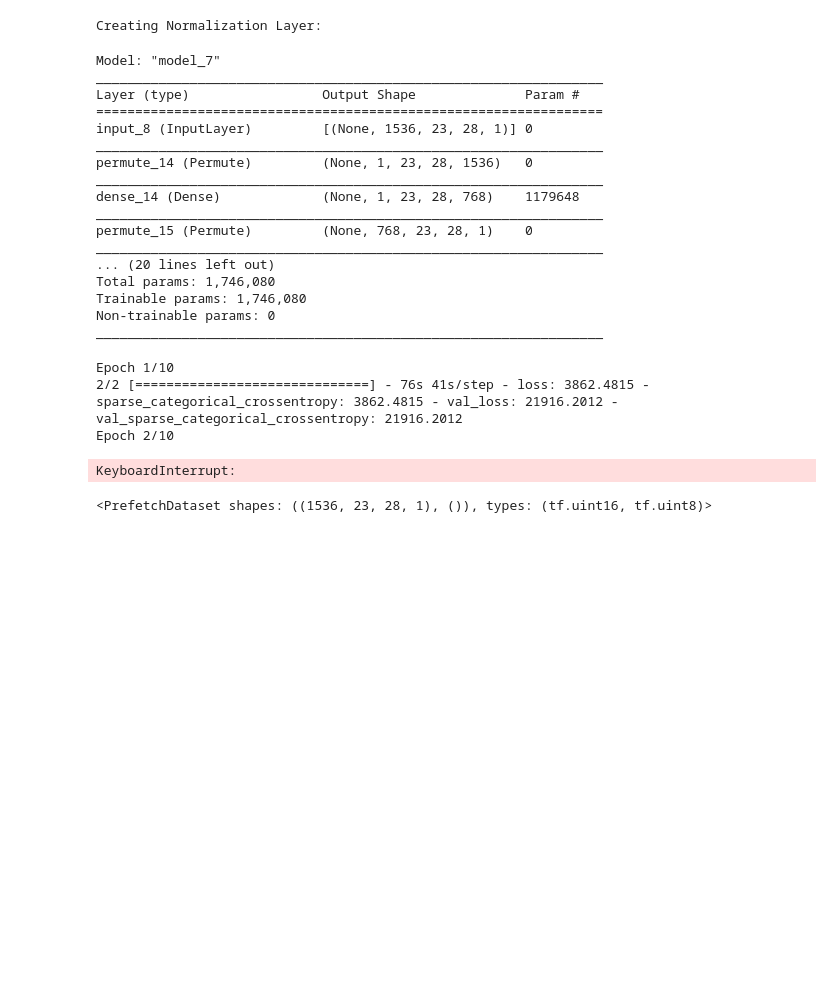
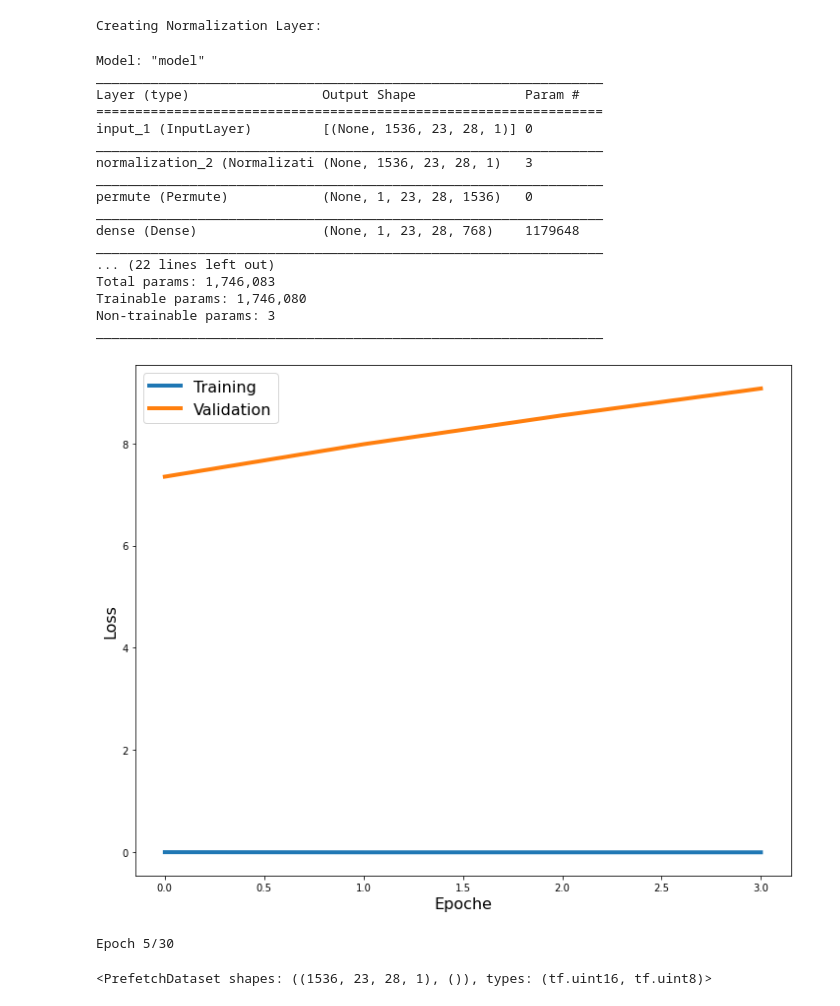
Before and after one commit to LilWeirdProgramms/oct-classifier, a Jupyter notebook: main.ipynb, the cells around one changed output. Drawn from its saved outputs; the diff is of its cells as text; code cells hidden in the pictures; blank space fills up the shorter version.

Commit message:
First Model Results and setup changes

```diff
--- a/main.ipynb
+++ b/main.ipynb
@@ -26,39 +30,46 @@ print("Creating Normalization Layer:")
 normalization_layer = preprocesser.normalize_layer()
 # %% [output]
 Creating Normalization Layer:
+# %%
+normalization_weights = normalization_layer.get_weights()
+print("Before:" + str(normalization_weights))
+normalization_weights_path = "results/normalization.npy"
+np.save(normalization_weights_path, normalization_weights)
+normalization_layer.set_weights(np.load(normalization_weights_path))
+print("After" + str(normalization_weights))
+# %%
+normalization_layer.set_weights(np.array([32743.002, 5470130.0, 25706913792]))
 # %%
 model = models.classiRaw3D(training_dataset.element_spec[0].shape, normalization_layer)
 # %% [output]
-Model: "model_7"
+Model: "model"
 _________________________________________________________________
 Layer (type)                 Output Shape              Param #
 =================================================================
-input_8 (InputLayer)         [(None, 1536, 23, 28, 1)] 0
+input_1 (InputLayer)         [(None, 1536, 23, 28, 1)] 0
 _________________________________________________________________
-permute_14 (Permute)         (None, 1, 23, 28, 1536)   0
+normalization_2 (Normalizati (None, 1536, 23, 28, 1)   3
 _________________________________________________________________
-dense_14 (Dense)             (None, 1, 23, 28, 768)    1179648
+permute (Permute)            (None, 1, 23, 28, 1536)   0
 _________________________________________________________________
-permute_15 (Permute)         (None, 768, 23, 28, 1)    0
+dense (Dense)                (None, 1, 23, 28, 768)    1179648
 _________________________________________________________________
-... (20 lines left out)
-Total params: 1,746,080
+... (22 lines left out)
+Total params: 1,746,083
 Trainable params: 1,746,080
-Non-trainable params: 0
+Non-trainable params: 3
 _________________________________________________________________
 # %%
 history = model.fit(
-    preprocesser.batch(20).take(2),
-    epochs=10,
-    validation_data=Preprocessor.Preprocessor(validation_dataset).batch(20).take(2),
-    # callbacks=Callbacks.my_callbacks
+    preprocesser.batch(20),
+    epochs=30,
+    validation_data=Preprocessor.Preprocessor(validation_dataset).batch(20),
+    callbacks=Callbacks.my_callbacks
 )
 model.save('savedModels/first')
 # %% [output]
+[figure, added]
-Epoch 1/10
-2/2 [==============================] - 76s 41s/step - loss: 3862.4815 - sparse_categorical_crossentropy: 3862.4815 - val_loss: 21916.2012 - val_sparse_categorical_crossentropy: 21916.2012
-Epoch 2/10
+Epoch 5/30
-KeyboardInterrupt:
 # %%
 training_dataset
 # %% [output]
```
Also changed, not shown: parts of 3 cells of this notebook, 7 other files.
